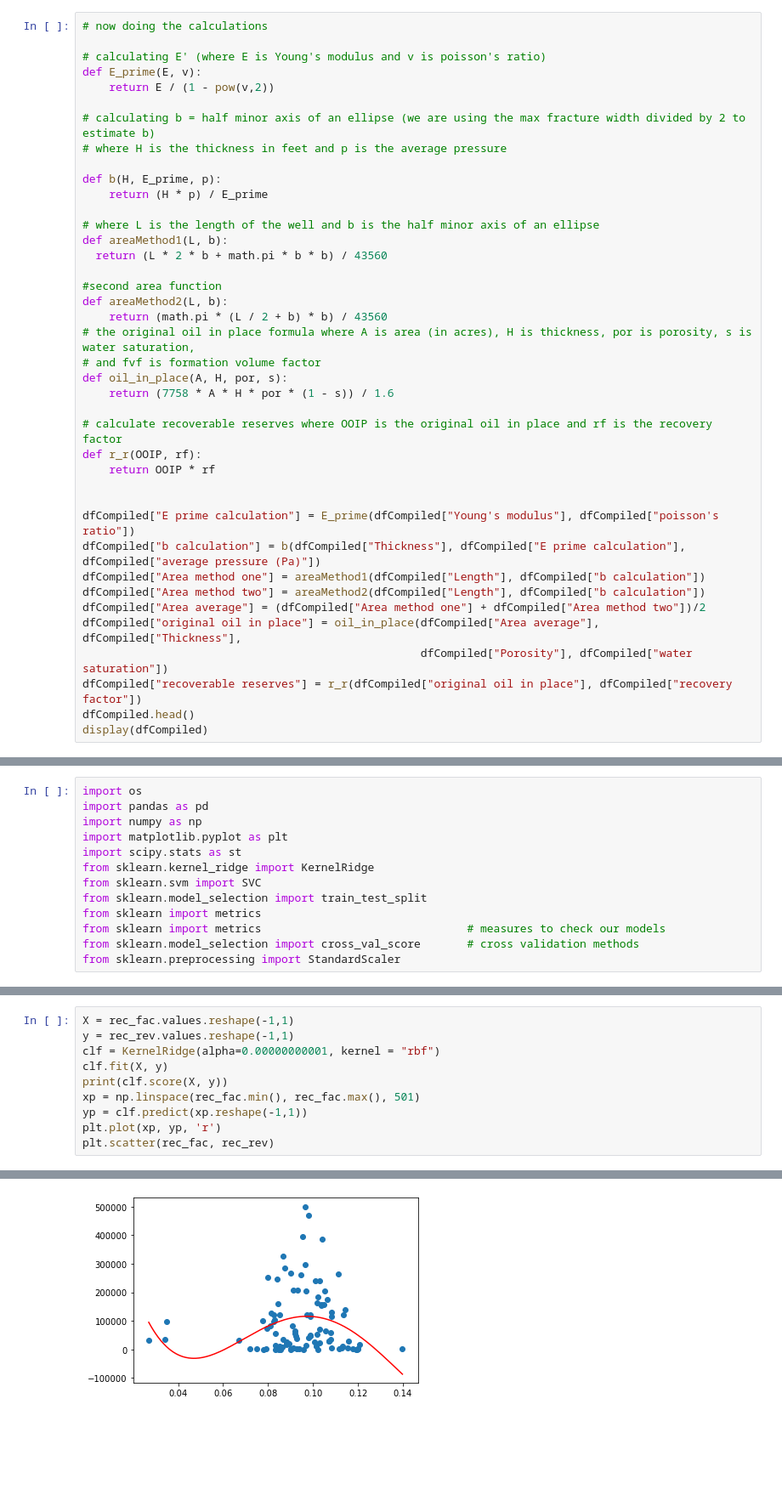
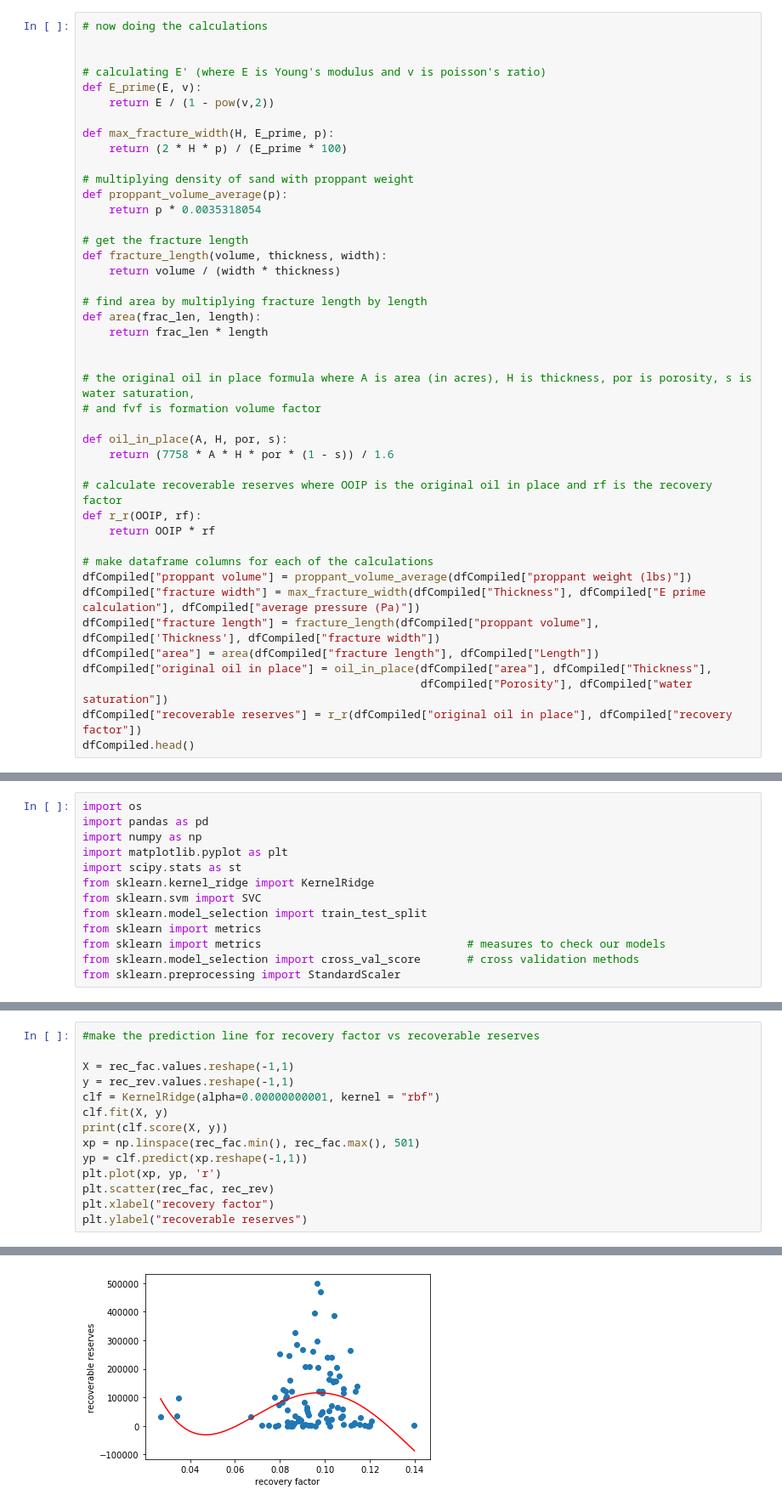
Before and after one commit to noocsharp/final_project, a Jupyter notebook: Final Jupyter notebook.ipynb, the cells around one changed output, grey strips where cells are left out. Shown at 85% size. Saved outputs shown, nothing was run; the diff lists cells and outputs as text; blank space fills up the shorter version.

```diff
--- a/Final Jupyter notebook.ipynb
+++ b/Final Jupyter notebook.ipynb
@@ -97,25 +135,30 @@ dfCompiled['recovery factor'] = dfWellProduction["recovery factor"]
 # %%
 # now doing the calculations
+
 
 # calculating E' (where E is Young's modulus and v is poisson's ratio)
 def E_prime(E, v):
     return E / (1 - pow(v,2))
 
-# calculating b = half minor axis of an ellipse (we are using the max fracture width divided by 2 to estimate b)
-# where H is the thickness in feet and p is the average pressure
+def max_fracture_width(H, E_prime, p):
+    return (2 * H * p) / (E_prime * 100)
 
-def b(H, E_prime, p):
-    return (H * p) / E_prime
+# multiplying density of sand with proppant weight
+def proppant_volume_average(p):
+    return p * 0.0035318054
 
-# where L is the length of the well and b is the half minor axis of an ellipse
-def areaMethod1(L, b):
-  return (L * 2 * b + math.pi * b * b) / 43560
+# get the fracture length
+def fracture_length(volume, thickness, width):
+    return volume / (width * thickness)
 
-#second area function
-def areaMethod2(L, b):
-    return (math.pi * (L / 2 + b) * b) / 43560
+# find area by multiplying fracture length by length
+def area(frac_len, length):
+    return frac_len * length
+
+
 # the original oil in place formula where A is area (in acres), H is thickness, por is porosity, s is water saturation,
 # and fvf is formation volume factor
+
 def oil_in_place(A, H, por, s):
     return (7758 * A * H * por * (1 - s)) / 1.6
 
@@ -123,17 +166,15 @@ def oil_in_place(A, H, por, s):
 def r_r(OOIP, rf):
     return OOIP * rf
 
-
-dfCompiled["E prime calculation"] = E_prime(dfCompiled["Young's modulus"], dfCompiled["poisson's ratio"])
-dfCompiled["b calculation"] = b(dfCompiled["Thickness"], dfCompiled["E prime calculation"], dfCompiled["average pressure (Pa)"])
-dfCompiled["Area method one"] = areaMethod1(dfCompiled["Length"], dfCompiled["b calculation"])
-dfCompiled["Area method two"] = areaMethod2(dfCompiled["Length"], dfCompiled["b calculation"])
-dfCompiled["Area average"] = (dfCompiled["Area method one"] + dfCompiled["Area method two"])/2
-dfCompiled["original oil in place"] = oil_in_place(dfCompiled["Area average"], dfCompiled["Thickness"],
+# make dataframe columns for each of the calculations
+dfCompiled["proppant volume"] = proppant_volume_average(dfCompiled["proppant weight (lbs)"])
+dfCompiled["fracture width"] = max_fracture_width(dfCompiled["Thickness"], dfCompiled["E prime calculation"], dfCompiled["average pressure (Pa)"])
+dfCompiled["fracture length"] = fracture_length(dfCompiled["proppant volume"], dfCompiled['Thickness'], dfCompiled["fracture width"])
+dfCompiled["area"] = area(dfCompiled["fracture length"], dfCompiled["Length"])
+dfCompiled["original oil in place"] = oil_in_place(dfCompiled["area"], dfCompiled["Thickness"],
                                                    dfCompiled["Porosity"], dfCompiled["water saturation"])
 dfCompiled["recoverable reserves"] = r_r(dfCompiled["original oil in place"], dfCompiled["recovery factor"])
 dfCompiled.head()
-display(dfCompiled)
 # %% [output]
 |  | Name | northing | CENTER of easting | Length | Thickness | Porosity | Permeability | water saturation | ... |
 | 0 | Brisket 1-204H.csv | 33900.0 | 88867.87 | 4536.0 | 40.849003 | 0.0611 | 0.01566 | 0.062545 | ... |
@@ -196,4 +238,6 @@ plt.show()
 # %%
+#make the prediction line for recovery factor vs recoverable reserves
+
 X = rec_fac.values.reshape(-1,1)
 y = rec_rev.values.reshape(-1,1)
 clf = KernelRidge(alpha=0.00000000001, kernel = "rbf")
@@ -203,5 +247,7 @@ xp = np.linspace(rec_fac.min(), rec_fac.max(), 501)
 yp = clf.predict(xp.reshape(-1,1))
 plt.plot(xp, yp, 'r')
 plt.scatter(rec_fac, rec_rev)
+plt.xlabel("recovery factor")
+plt.ylabel("recoverable reserves")
 # %% [output]
 0.0779430305694312
@@ -209 +255 @@ plt.scatter(rec_fac, rec_rev)
-[figure, old version]
+[figure, new version]
```
Also changed, not shown: parts of 22 cells of this notebook.
